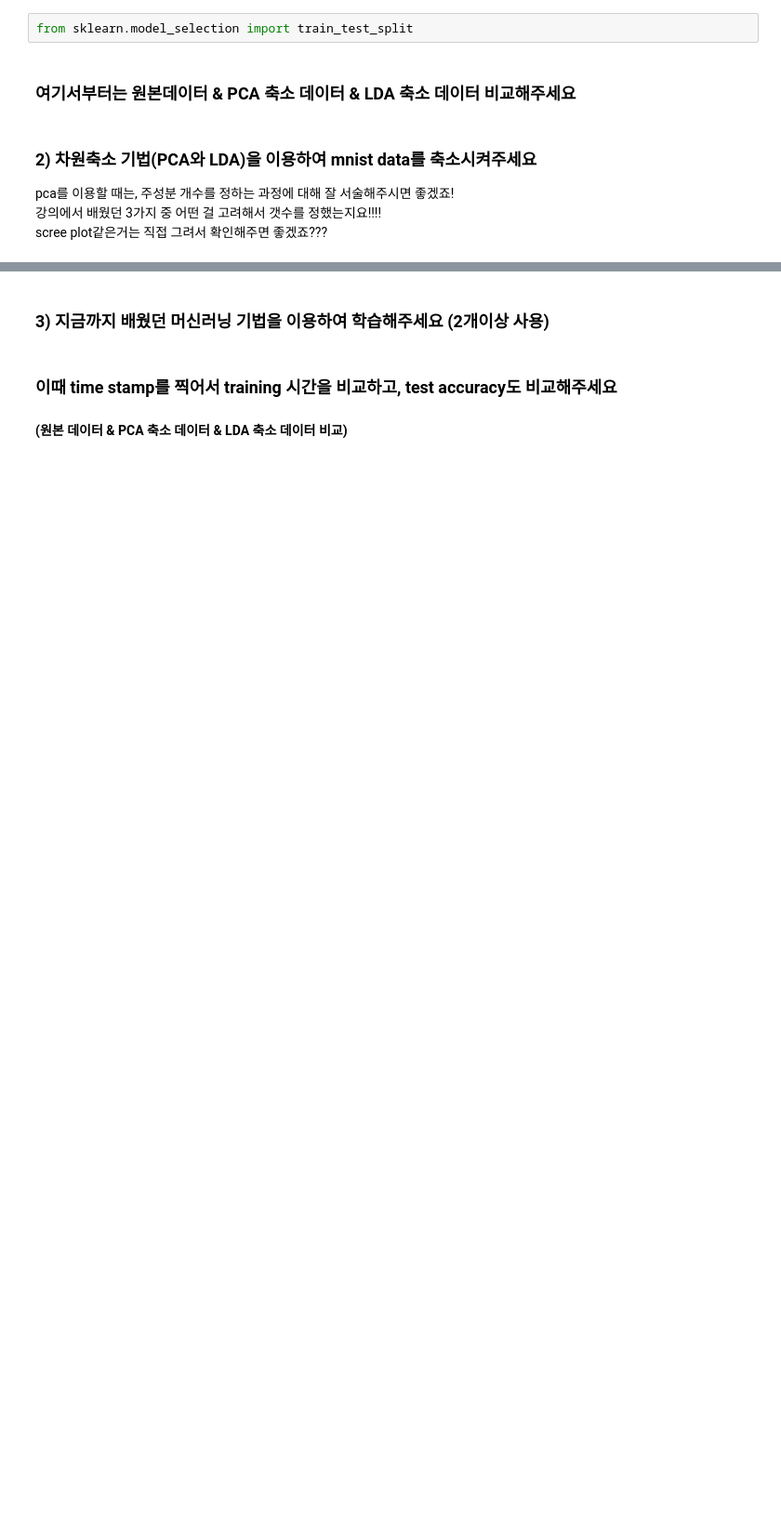
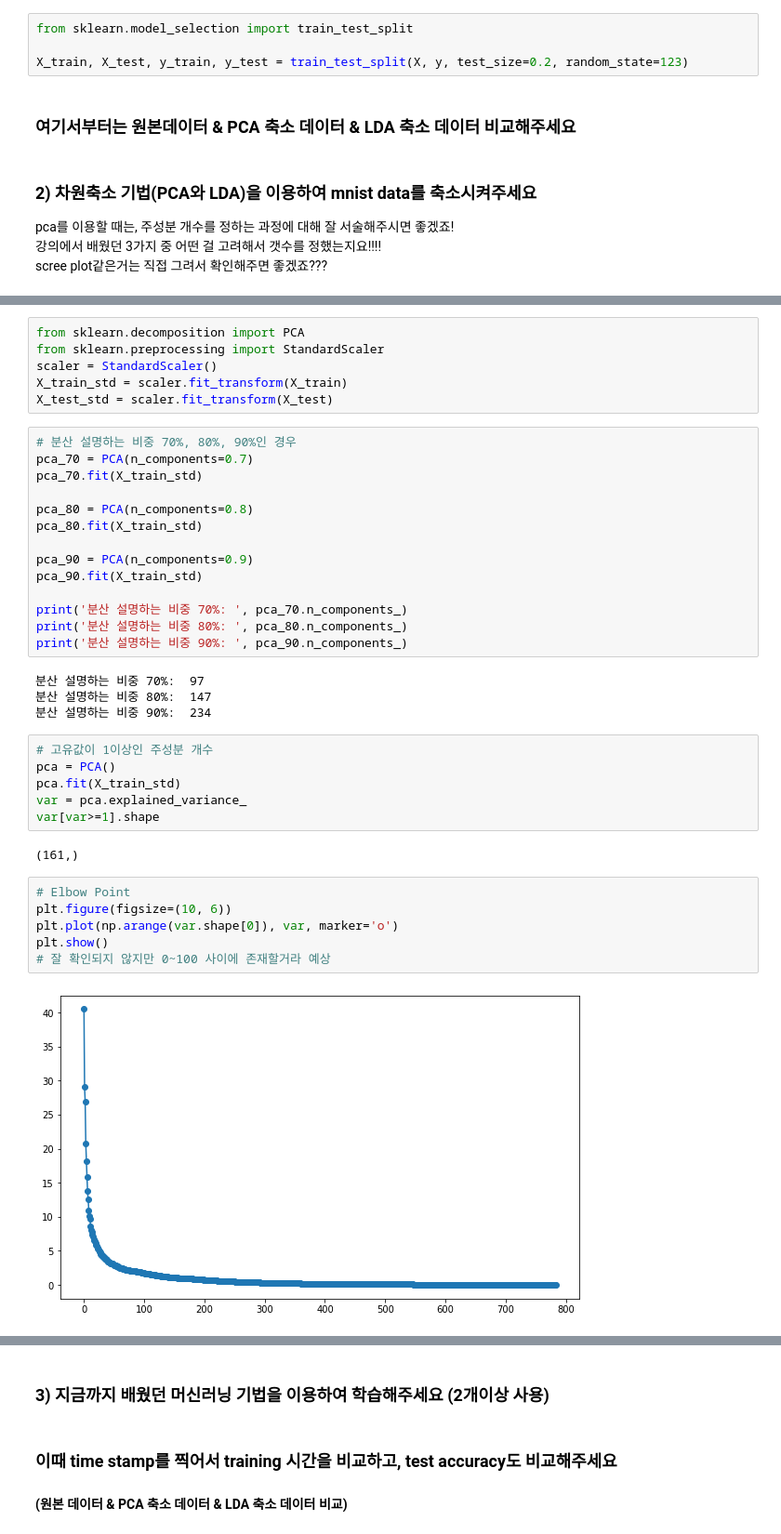
Before and after one commit to HssngH/ToBigs18, a Jupyter notebook: week4_dimensionality_reduction_assignment2.ipynb, the cells around one changed output, grey strips where cells are left out. Shown at 93% size. Cells and saved outputs as stored; diff of their text form; blank space fills up the shorter version.

```diff
--- a/week4_dimensionality_reduction_assignment2.ipynb
+++ b/week4_dimensionality_reduction_assignment2.ipynb
@@ -88,6 +91,8 @@ plt.show()
 ### 1) train_test_split을 통해 데이터를 0.8 0.2의 비율로 분할 해 주세요
 # %%
 from sklearn.model_selection import train_test_split
+
+X_train, X_test, y_train, y_test = train_test_split(X, y, test_size=0.2, random_state=123)
 # %% [markdown]
 ### 여기서부터는 원본데이터 & PCA 축소 데이터 & LDA 축소 데이터 비교해주세요
 # %% [markdown]
@@ -102,0 +114,40 @@ from sklearn.discriminant_analysis import LinearDiscriminantAnalysis
+# %%
+from sklearn.decomposition import PCA
+from sklearn.preprocessing import StandardScaler
+scaler = StandardScaler()
+X_train_std = scaler.fit_transform(X_train)
+X_test_std = scaler.fit_transform(X_test)
+# %%
+# 분산 설명하는 비중 70%, 80%, 90%인 경우
+pca_70 = PCA(n_components=0.7)
+pca_70.fit(X_train_std)
+
+pca_80 = PCA(n_components=0.8)
+pca_80.fit(X_train_std)
+
+pca_90 = PCA(n_components=0.9)
+pca_90.fit(X_train_std)
+
+print('분산 설명하는 비중 70%: ', pca_70.n_components_)
+print('분산 설명하는 비중 80%: ', pca_80.n_components_)
+print('분산 설명하는 비중 90%: ', pca_90.n_components_)
+# %% [output]
+분산 설명하는 비중 70%:  97
+분산 설명하는 비중 80%:  147
+분산 설명하는 비중 90%:  234
+# %%
+# 고유값이 1이상인 주성분 개수
+pca = PCA()
+pca.fit(X_train_std)
+var = pca.explained_variance_
+var[var>=1].shape
+# %% [output]
+(161,)
+# %%
+# Elbow Point
+plt.figure(figsize=(10, 6))
+plt.plot(np.arange(var.shape[0]), var, marker='o')
+plt.show()
+# 잘 확인되지 않지만 0~100 사이에 존재할거라 예상
+# %% [output]
+[figure, added]
```
Also changed, not shown: parts of 18 cells of this notebook.
